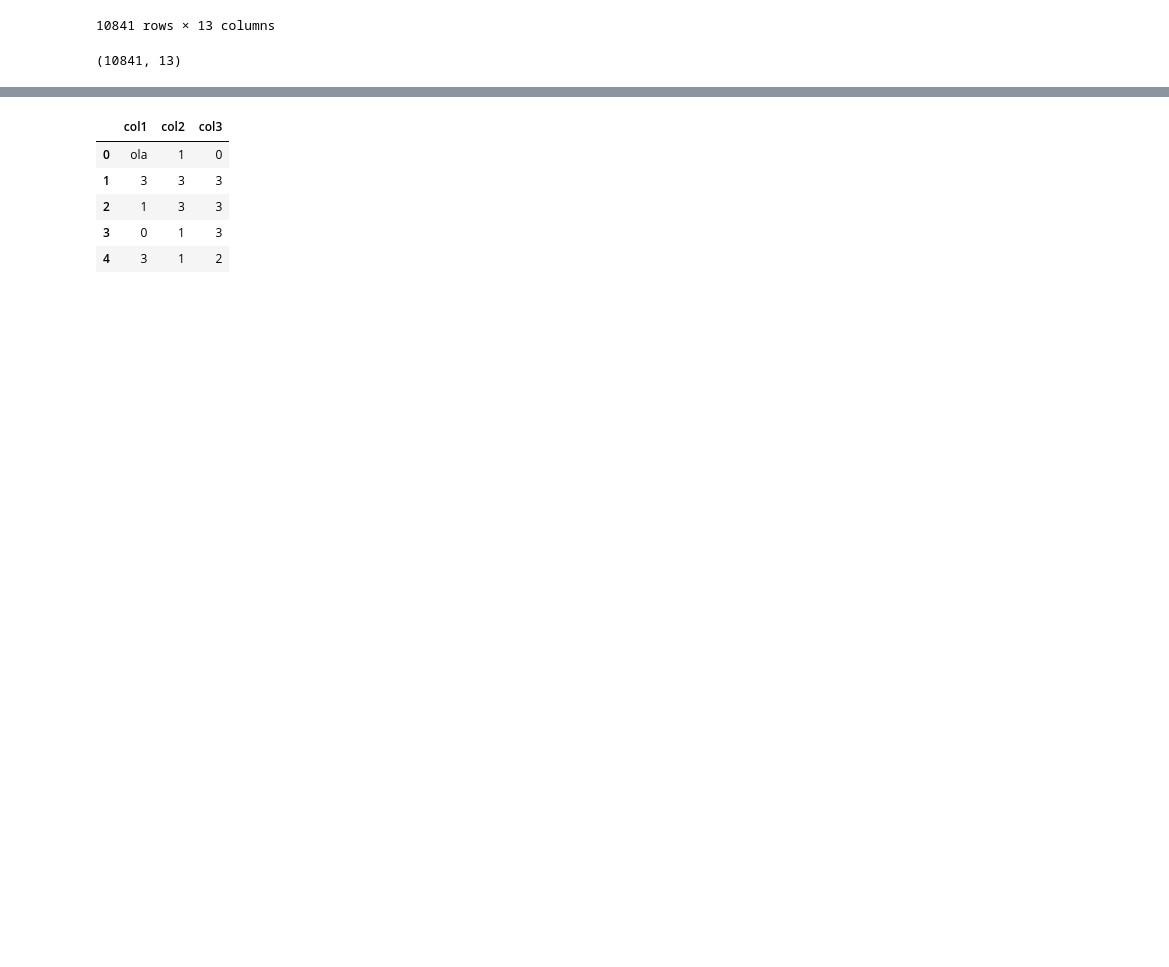
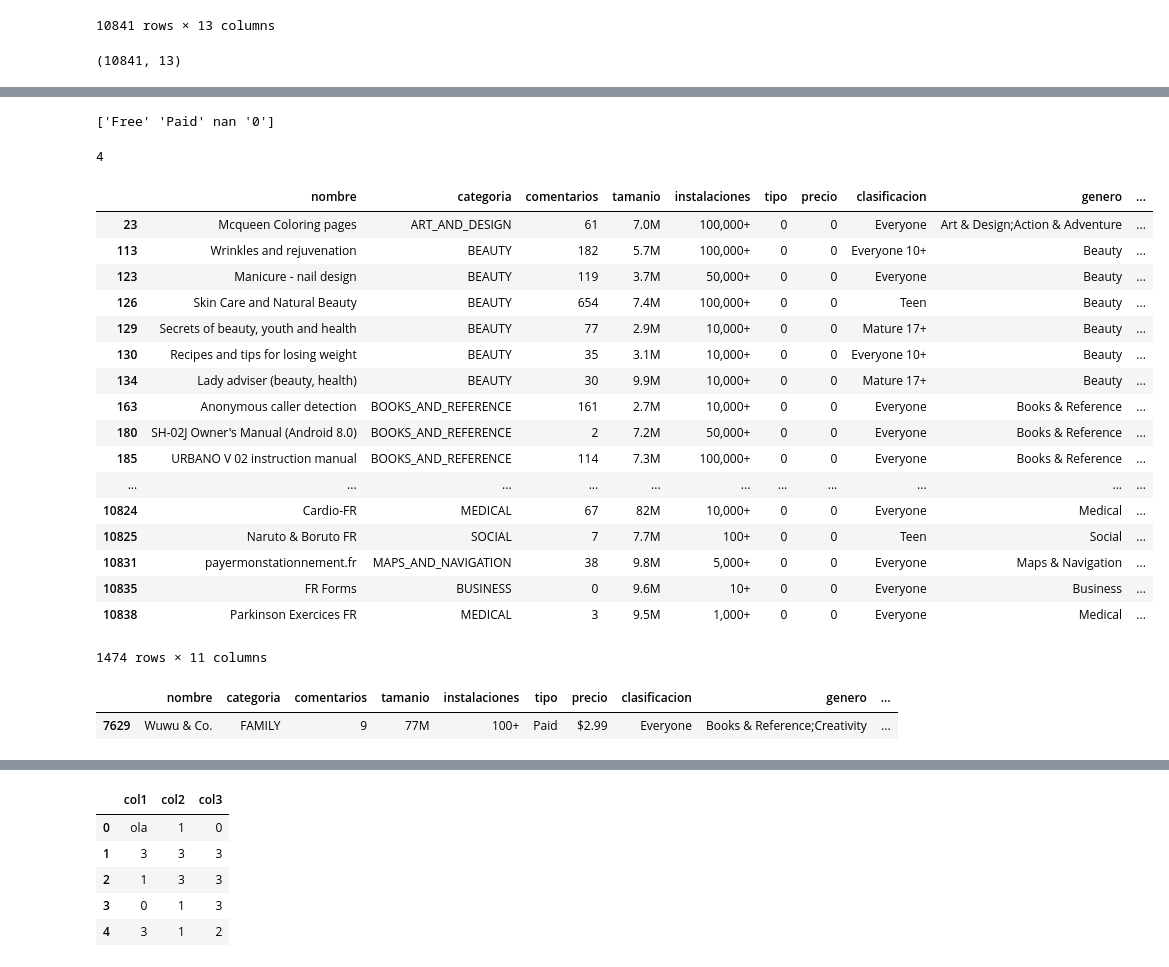
Before and after one commit to OscarAnCorzo/proyecto-ai, a Jupyter notebook: notebook/proyecto_2.ipynb, the cells around one changed output, grey strips where cells are left out. Drawn from its saved outputs; the diff is of its cells as text; code cells hidden in the pictures; blank space fills up the shorter version.

```diff
--- a/notebook/proyecto_2.ipynb
+++ b/notebook/proyecto_2.ipynb
@@ -244,3 +444,36 @@ d.groupby('categoria').agg(['mean','std'])
+# %%
+l = d['tipo'].unique()
+print l
+len(l)
+# %% [output]
+['Free' 'Paid' nan '0']
+4
+# %%
+d[d.calificacion.isnull()]
+# %% [output]
+|  | nombre | categoria | comentarios | tamanio | instalaciones | tipo | precio | clasificacion | genero | ... |
+| 23 | Mcqueen Coloring pages | ART_AND_DESIGN | 61 | 7.0M | 100,000+ | 0 | 0 | Everyone | Art & Design;Action & Adventure | ... |
+| 113 | Wrinkles and rejuvenation | BEAUTY | 182 | 5.7M | 100,000+ | 0 | 0 | Everyone 10+ | Beauty | ... |
+| 123 | Manicure - nail design | BEAUTY | 119 | 3.7M | 50,000+ | 0 | 0 | Everyone | Beauty | ... |
+| 126 | Skin Care and Natural Beauty | BEAUTY | 654 | 7.4M | 100,000+ | 0 | 0 | Teen | Beauty | ... |
+| 129 | Secrets of beauty, youth and health | BEAUTY | 77 | 2.9M | 10,000+ | 0 | 0 | Mature 17+ | Beauty | ... |
+| 130 | Recipes and tips for losing weight | BEAUTY | 35 | 3.1M | 10,000+ | 0 | 0 | Everyone 10+ | Beauty | ... |
+| 134 | Lady adviser (beauty, health) | BEAUTY | 30 | 9.9M | 10,000+ | 0 | 0 | Mature 17+ | Beauty | ... |
+| 163 | Anonymous caller detection | BOOKS_AND_REFERENCE | 161 | 2.7M | 10,000+ | 0 | 0 | Everyone | Books & Reference | ... |
+| 180 | SH-02J Owner's Manual (Android 8.0) | BOOKS_AND_REFERENCE | 2 | 7.2M | 50,000+ | 0 | 0 | Everyone | Books & Reference | ... |
+| 185 | URBANO V 02 instruction manual | BOOKS_AND_REFERENCE | 114 | 7.3M | 100,000+ | 0 | 0 | Everyone | Books & Reference | ... |
+| ... | ... | ... | ... | ... | ... | ... | ... | ... | ... | ... |
+| 10824 | Cardio-FR | MEDICAL | 67 | 82M | 10,000+ | 0 | 0 | Everyone | Medical | ... |
+| 10825 | Naruto & Boruto FR | SOCIAL | 7 | 7.7M | 100+ | 0 | 0 | Teen | Social | ... |
+| 10831 | payermonstationnement.fr | MAPS_AND_NAVIGATION | 38 | 9.8M | 5,000+ | 0 | 0 | Everyone | Maps & Navigation | ... |
+| 10835 | FR Forms | BUSINESS | 0 | 9.6M | 10+ | 0 | 0 | Everyone | Business | ... |
+| 10838 | Parkinson Exercices FR | MEDICAL | 3 | 9.5M | 1,000+ | 0 | 0 | Everyone | Medical | ... |
+1474 rows × 11 columns
+# %%
+d[d.genero == 'Books & Reference;Creativity']
+# %% [output]
+|  | nombre | categoria | comentarios | tamanio | instalaciones | tipo | precio | clasificacion | genero | ... |
+| 7629 | Wuwu & Co. | FAMILY | 9 | 77M | 100+ | Paid | $2.99 | Everyone | Books & Reference;Creativity | ... |
 # %%
 d[d.categoria == '1.9']
 # %% [output]
```
Also changed, not shown: parts of 35 cells of this notebook.
